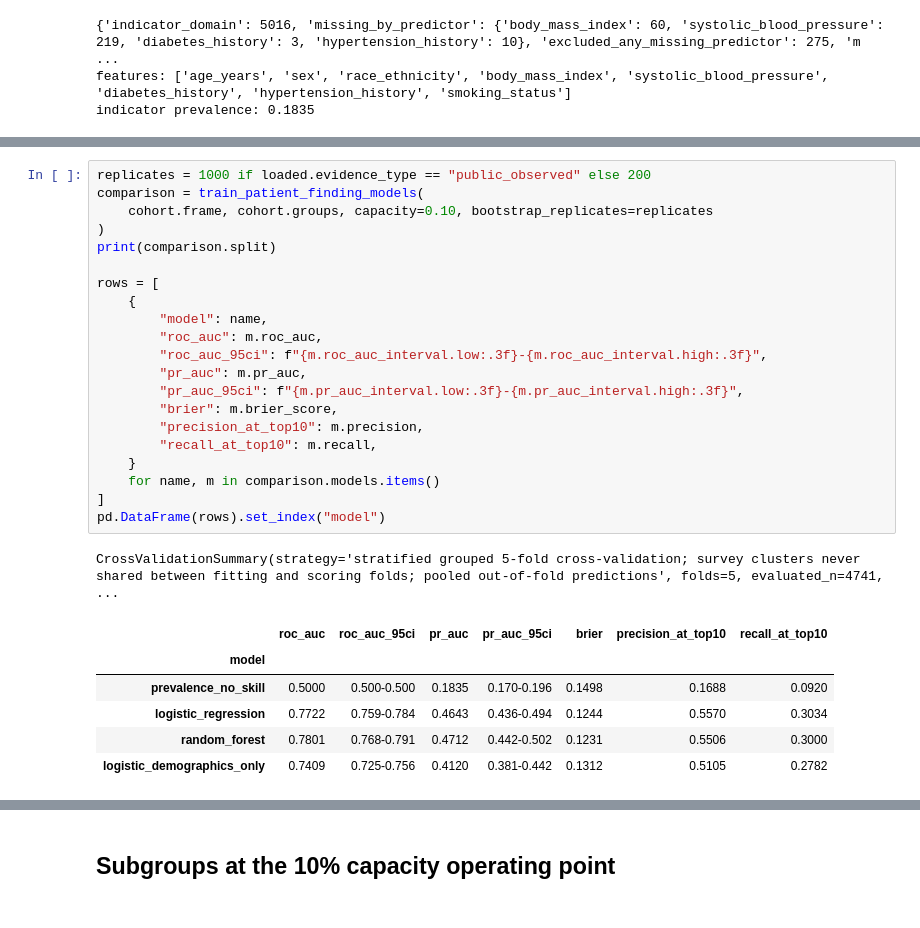
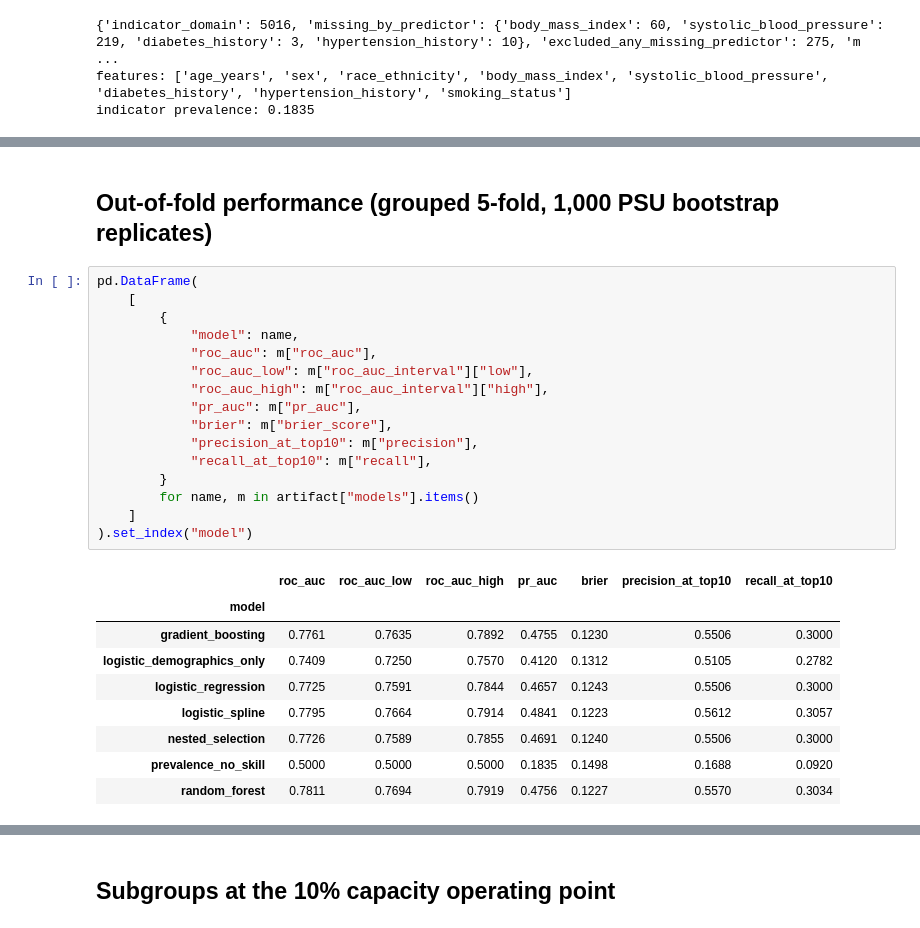
Before and after one commit to cperrone96/ckd-launch-intelligence, a Jupyter notebook: notebooks/02_patient_finding.ipynb, the cells around one changed output, grey strips where cells are left out. Drawn from its saved outputs; the diff is of its cells as text.

```diff
--- a/notebooks/02_patient_finding.ipynb
+++ b/notebooks/02_patient_finding.ipynb
@@ -43,29 +79,28 @@ indicator prevalence: 0.1835
+# %% [markdown]
+## Out-of-fold performance (grouped 5-fold, 1,000 PSU bootstrap replicates)
 # %%
-replicates = 1000 if loaded.evidence_type == "public_observed" else 200
-comparison = train_patient_finding_models(
-    cohort.frame, cohort.groups, capacity=0.10, bootstrap_replicates=replicates
-)
-print(comparison.split)
-
-rows = [
-    {
-        "model": name,
-        "roc_auc": m.roc_auc,
-        "roc_auc_95ci": f"{m.roc_auc_interval.low:.3f}-{m.roc_auc_interval.high:.3f}",
-        "pr_auc": m.pr_auc,
-        "pr_auc_95ci": f"{m.pr_auc_interval.low:.3f}-{m.pr_auc_interval.high:.3f}",
-        "brier": m.brier_score,
-        "precision_at_top10": m.precision,
-        "recall_at_top10": m.recall,
-    }
-    for name, m in comparison.models.items()
-]
-pd.DataFrame(rows).set_index("model")
+pd.DataFrame(
+    [
+        {
+            "model": name,
+            "roc_auc": m["roc_auc"],
+            "roc_auc_low": m["roc_auc_interval"]["low"],
+            "roc_auc_high": m["roc_auc_interval"]["high"],
+            "pr_auc": m["pr_auc"],
+            "brier": m["brier_score"],
+            "precision_at_top10": m["precision"],
+            "recall_at_top10": m["recall"],
+        }
+        for name, m in artifact["models"].items()
+    ]
+).set_index("model")
 # %% [output]
-CrossValidationSummary(strategy='stratified grouped 5-fold cross-validation; survey clusters never shared between fitting and scoring folds; pooled out-of-fold predictions', folds=5, evaluated_n=4741, ...
-|  | roc_auc | roc_auc_95ci | pr_auc | pr_auc_95ci | brier | precision_at_top10 | recall_at_top10 |
+|  | roc_auc | roc_auc_low | roc_auc_high | pr_auc | brier | precision_at_top10 | recall_at_top10 |
 | model |  |  |  |  |  |  |  |
-| prevalence_no_skill | 0.5000 | 0.500-0.500 | 0.1835 | 0.170-0.196 | 0.1498 | 0.1688 | 0.0920 |
-| logistic_regression | 0.7722 | 0.759-0.784 | 0.4643 | 0.436-0.494 | 0.1244 | 0.5570 | 0.3034 |
-| random_forest | 0.7801 | 0.768-0.791 | 0.4712 | 0.442-0.502 | 0.1231 | 0.5506 | 0.3000 |
-| logistic_demographics_only | 0.7409 | 0.725-0.756 | 0.4120 | 0.381-0.442 | 0.1312 | 0.5105 | 0.2782 |
+| gradient_boosting | 0.7761 | 0.7635 | 0.7892 | 0.4755 | 0.1230 | 0.5506 | 0.3000 |
+| logistic_demographics_only | 0.7409 | 0.7250 | 0.7570 | 0.4120 | 0.1312 | 0.5105 | 0.2782 |
+| logistic_regression | 0.7725 | 0.7591 | 0.7844 | 0.4657 | 0.1243 | 0.5506 | 0.3000 |
+| logistic_spline | 0.7795 | 0.7664 | 0.7914 | 0.4841 | 0.1223 | 0.5612 | 0.3057 |
+| nested_selection | 0.7726 | 0.7589 | 0.7855 | 0.4691 | 0.1240 | 0.5506 | 0.3000 |
+| prevalence_no_skill | 0.5000 | 0.5000 | 0.5000 | 0.1835 | 0.1498 | 0.1688 | 0.0920 |
+| random_forest | 0.7811 | 0.7694 | 0.7919 | 0.4756 | 0.1227 | 0.5570 | 0.3034 |
```
Also changed, not shown: parts of 15 cells of this notebook, 16 other files.
